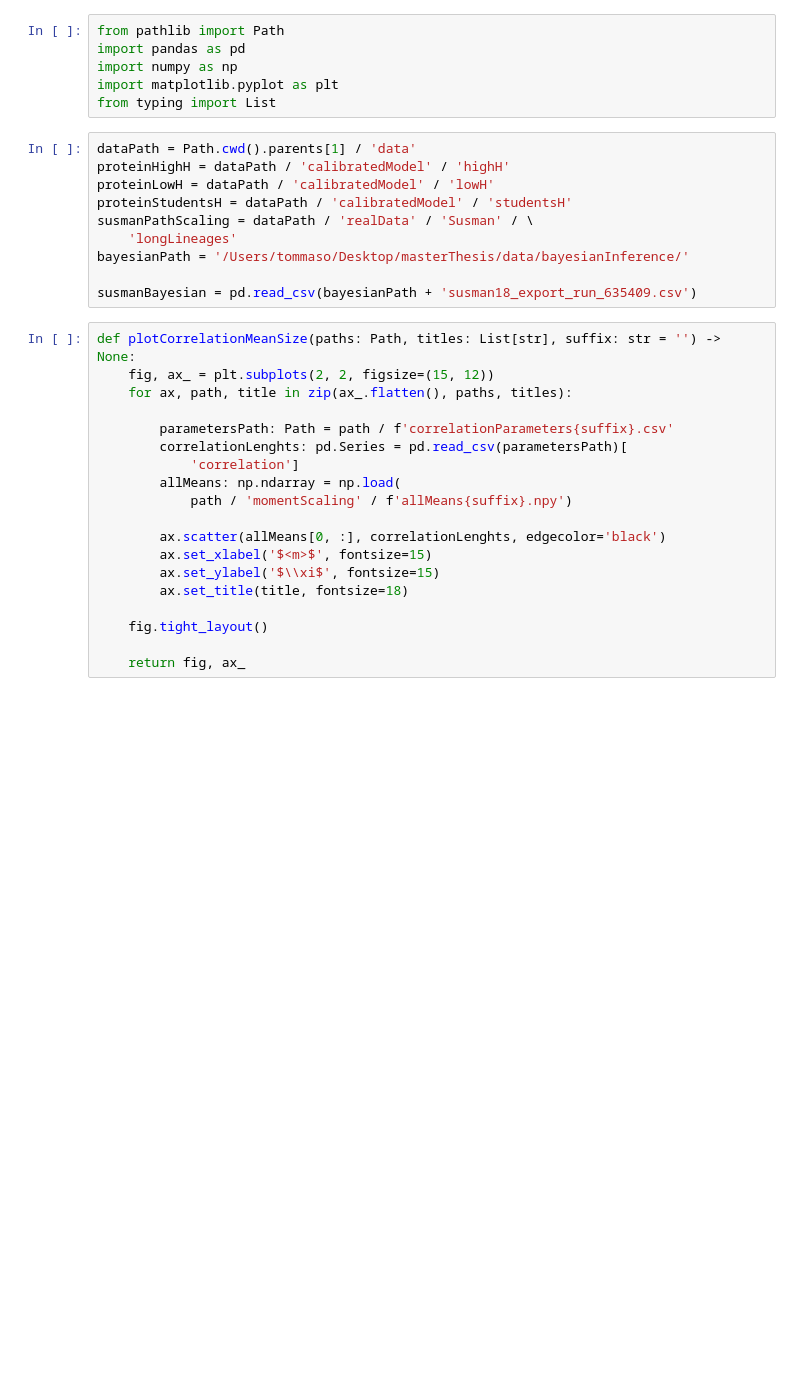
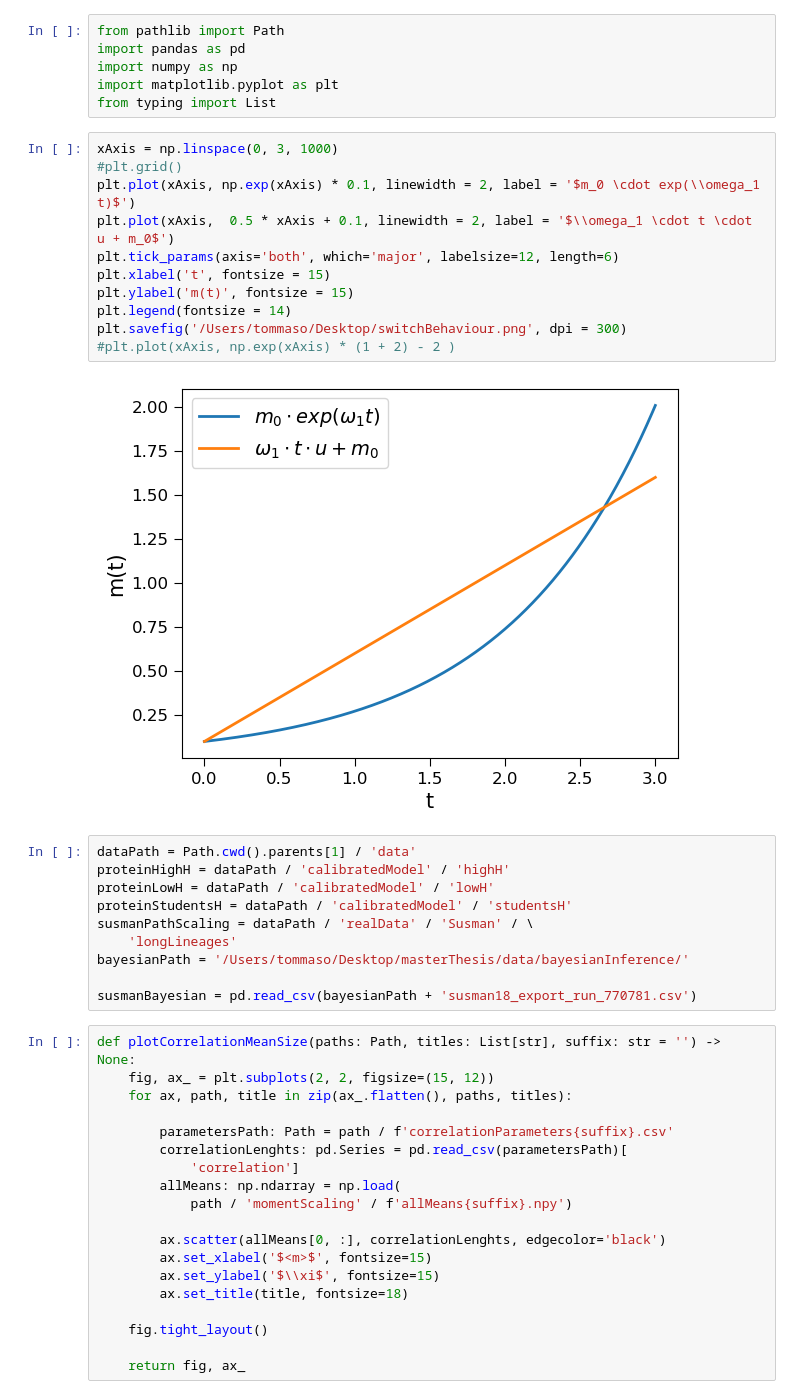
Before and after one commit to tommasoamico/masterThesis, a Jupyter notebook: code/pythonApp/visualization6.ipynb, the cells around one changed output. Drawn from its saved outputs; the diff is of its cells as text; blank space fills up the shorter version.

```diff
--- a/code/pythonApp/visualization6.ipynb
+++ b/code/pythonApp/visualization6.ipynb
@@ -4,6 +4,19 @@ import pandas as pd
 import numpy as np
 import matplotlib.pyplot as plt
 from typing import List
+# %%
+xAxis = np.linspace(0, 3, 1000)
+#plt.grid()
+plt.plot(xAxis, np.exp(xAxis) * 0.1, linewidth = 2, label = '$m_0 \cdot exp(\\omega_1 t)$')
+plt.plot(xAxis,  0.5 * xAxis + 0.1, linewidth = 2, label = '$\\omega_1 \cdot t \cdot u + m_0$')
+plt.tick_params(axis='both', which='major', labelsize=12, length=6)
+plt.xlabel('t', fontsize = 15)
+plt.ylabel('m(t)', fontsize = 15)
+plt.legend(fontsize = 14)
+plt.savefig('/Users/tommaso/Desktop/switchBehaviour.png', dpi = 300)
+#plt.plot(xAxis, np.exp(xAxis) * (1 + 2) - 2 )
+# %% [output]
+[figure, added]
 # %%
 dataPath = Path.cwd().parents[1] / 'data'
 proteinHighH = dataPath / 'calibratedModel' / 'highH'
@@ -13,7 +26,7 @@ susmanPathScaling = dataPath / 'realData' / 'Susman' / \
     'longLineages'
 bayesianPath = '/Users/tommaso/Desktop/masterThesis/data/bayesianInference/'
 
-susmanBayesian = pd.read_csv(bayesianPath + 'susman18_export_run_635409.csv')
+susmanBayesian = pd.read_csv(bayesianPath + 'susman18_export_run_770781.csv')
 # %%
 def plotCorrelationMeanSize(paths: Path, titles: List[str], suffix: str = '') -> None:
     fig, ax_ = plt.subplots(2, 2, figsize=(15, 12))
```
Also changed, not shown: parts of 1 cell of this notebook, 37 other files.
